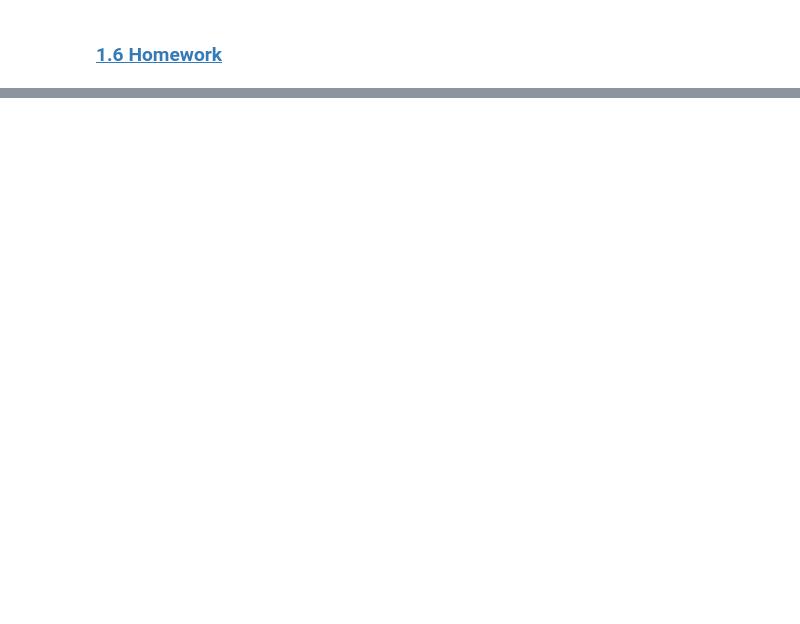
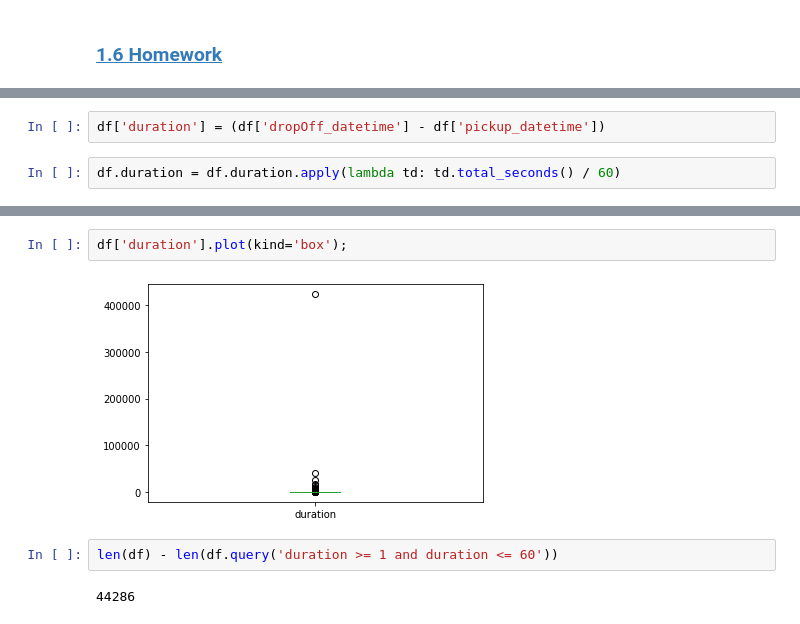
Before and after one commit to cacrespo/mlops-zoomcamp, a Jupyter notebook: journey/notebooks/homework_01.ipynb, the cells around one changed output, grey strips where cells are left out. Cells and saved outputs as stored; diff of their text form; blank space fills up the shorter version.

```diff
--- a/journey/notebooks/homework_01.ipynb
+++ b/journey/notebooks/homework_01.ipynb
@@ -39,0 +31,4 @@ Trying to import the above resulted in these errors:
+# %%
+df['duration'] = (df['dropOff_datetime'] - df['pickup_datetime'])
+# %%
+df.duration = df.duration.apply(lambda td: td.total_seconds() / 60)
@@ -39,0 +58,8 @@ Trying to import the above resulted in these errors:
+# %%
+df['duration'].plot(kind='box');
+# %% [output]
+[figure, added]
+# %%
+len(df) - len(df.query('duration >= 1 and duration <= 60'))
+# %% [output]
+44286
```
Also changed, not shown: parts of 34 cells of this notebook.
